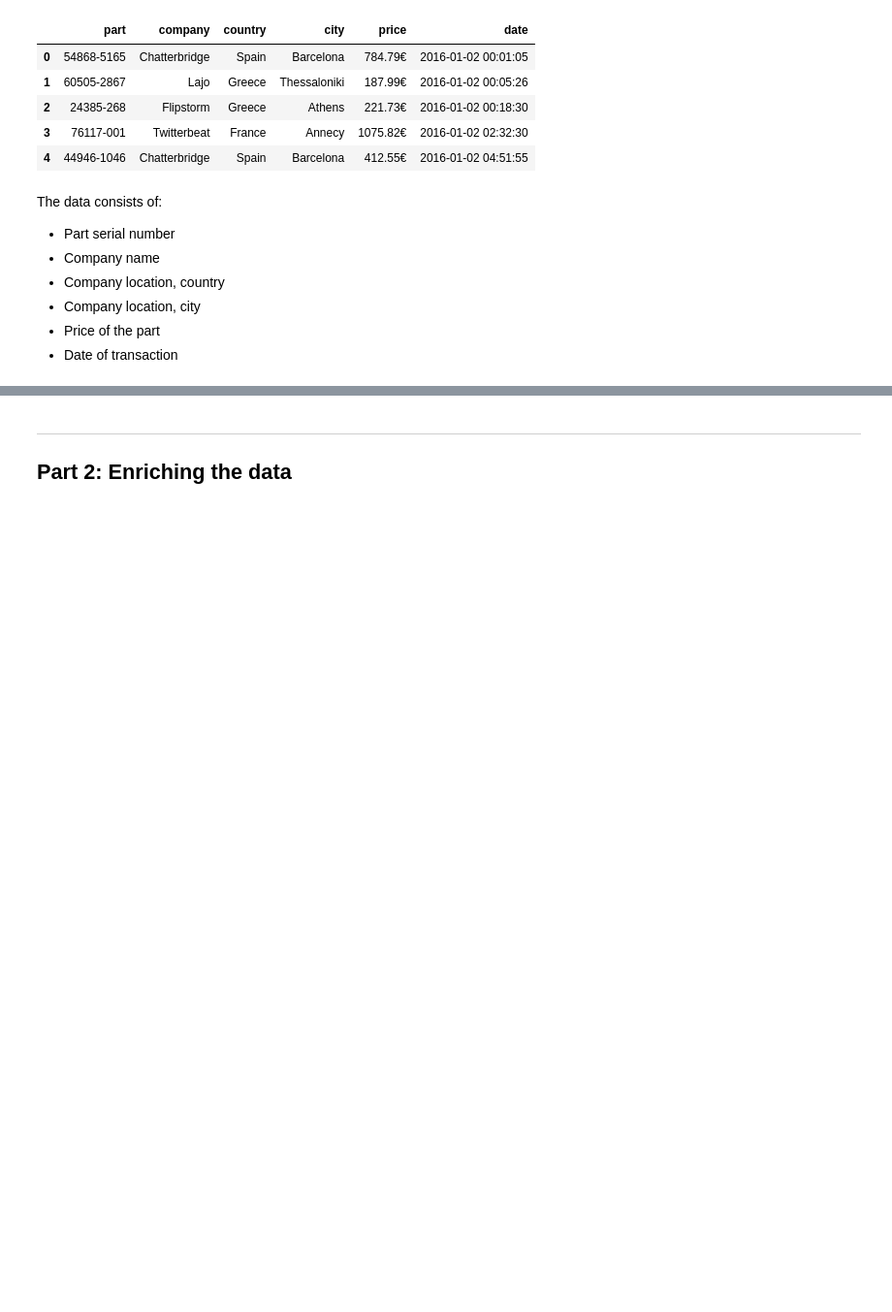
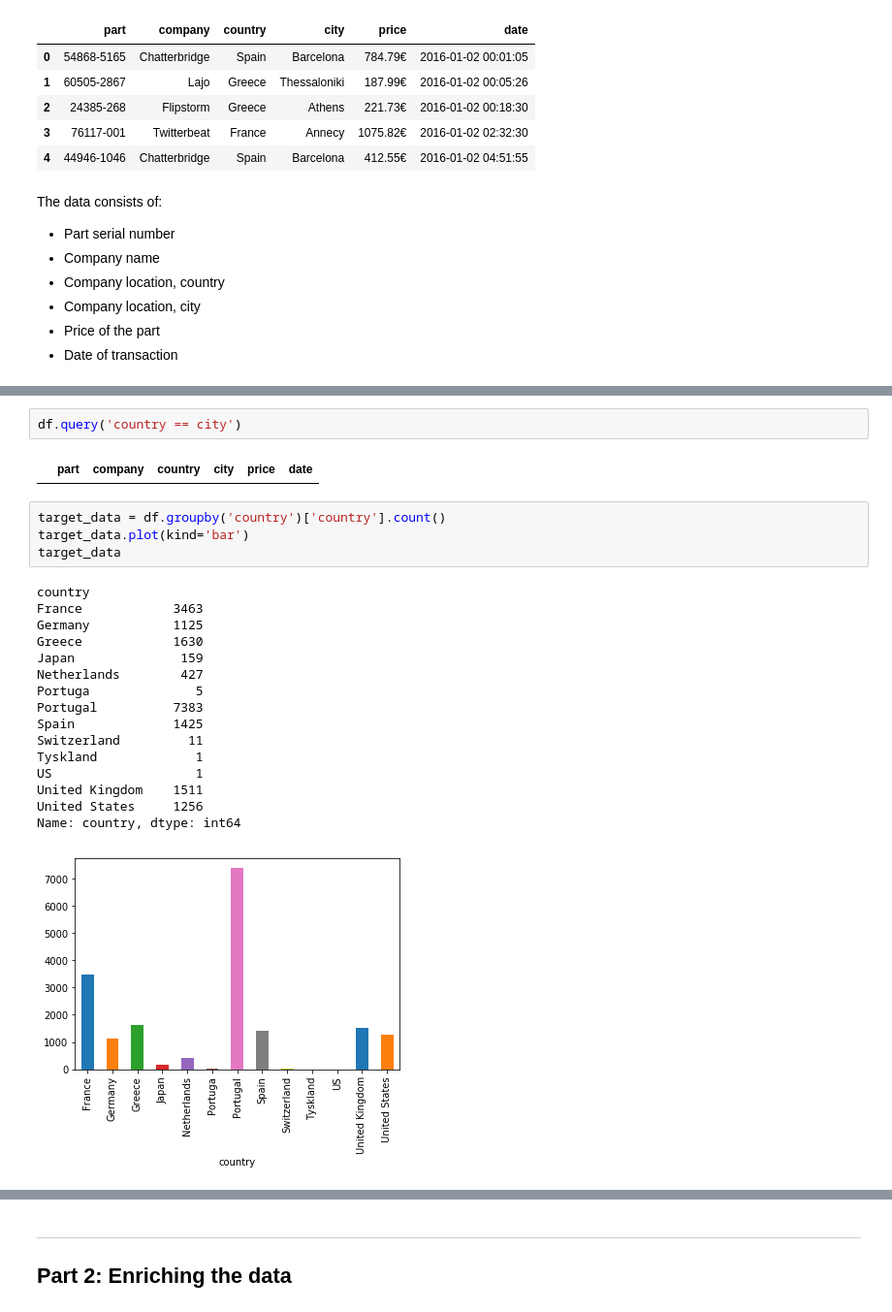
Before and after one commit to grimurz/project1, a Jupyter notebook: Project 1 - Customer Database.ipynb, the cells around one changed output, grey strips where cells are left out. Shown: that part at 97% size. Drawn from its saved outputs; the diff is of its cells as text; blank space fills up the shorter version.

Commit message:
inspection of data

```diff
--- a/Project 1 - Customer Database.ipynb
+++ b/Project 1 - Customer Database.ipynb
@@ -75,0 +105,25 @@ The data consists of:
+# %%
+df.query('country == city')
+# %% [output]
+|  | part | company | country | city | price | date |
+# %%
+target_data = df.groupby('country')['country'].count()
+target_data.plot(kind='bar')
+target_data
+# %% [output]
+country
+France            3463
+Germany           1125
+Greece            1630
+Japan              159
+Netherlands        427
+Portuga              5
+Portugal          7383
+Spain             1425
+Switzerland         11
+Tyskland             1
+US                   1
+United Kingdom    1511
+United States     1256
+Name: country, dtype: int64
+[figure, added]
```
Also changed, not shown: parts of 3 cells of this notebook.
